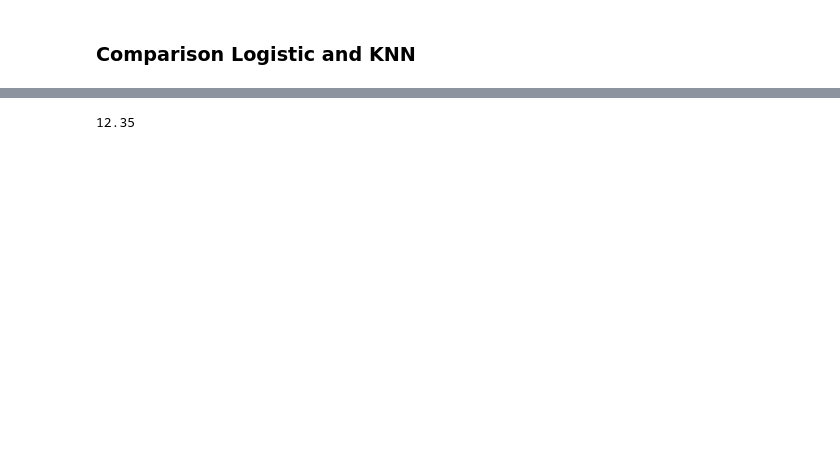
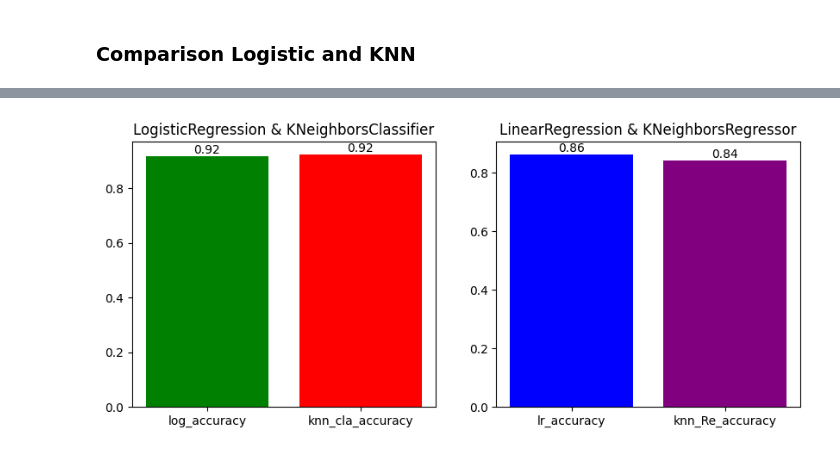
Before and after one commit to abdullah-621/Machine-Learning, a Jupyter notebook: Assaingment/knn/linear_logistic_knn.ipynb, the cells around one changed output, grey strips where cells are left out. Drawn from its saved outputs; the diff is of its cells as text; code cells hidden in the pictures; blank space fills up the shorter version.

```diff
--- a/Assaingment/knn/linear_logistic_knn.ipynb
+++ b/Assaingment/knn/linear_logistic_knn.ipynb
@@ -189,5 +206,14 @@ plt.show()
-# %%
-x = 12.34567
-print(f"{x:.2f}")
-# %% [output]
-12.35
+# %%
+fig, axs = plt.subplots(1, 2, figsize = (10,4))
+
+axs[0].bar([ 'log_accuracy','knn_cla_accuracy'], scores1, color = ['green', 'red'])
+axs[0].set_title('LogisticRegression & KNeighborsClassifier')
+for i, v in enumerate(scores1):
+  axs[0].text(i, v+0.01, round(v,2), ha = 'center')
+
+axs[1].bar(['lr_accuracy','knn_Re_accuracy'], scores2, color = ['blue', 'purple'])
+axs[1].set_title('LinearRegression & KNeighborsRegressor')
+for i, v in enumerate(scores2):
+  axs[1].text(i, v + 0.01, round(v, 2), ha = 'center')
+# %% [output]
+[figure, added]
```
Also changed, not shown: parts of 35 cells of this notebook.
